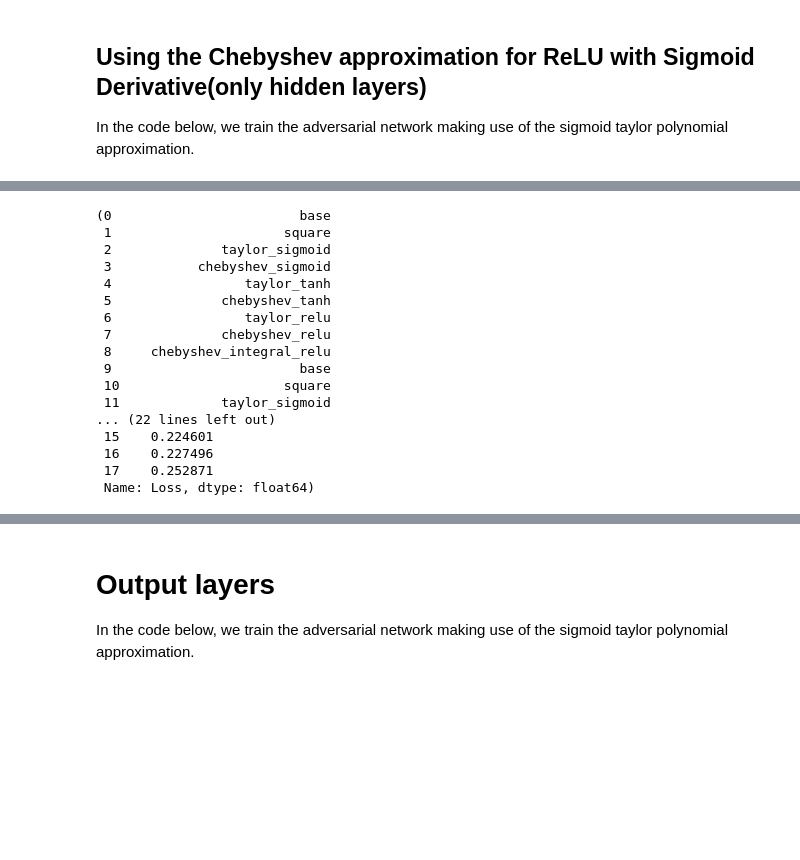
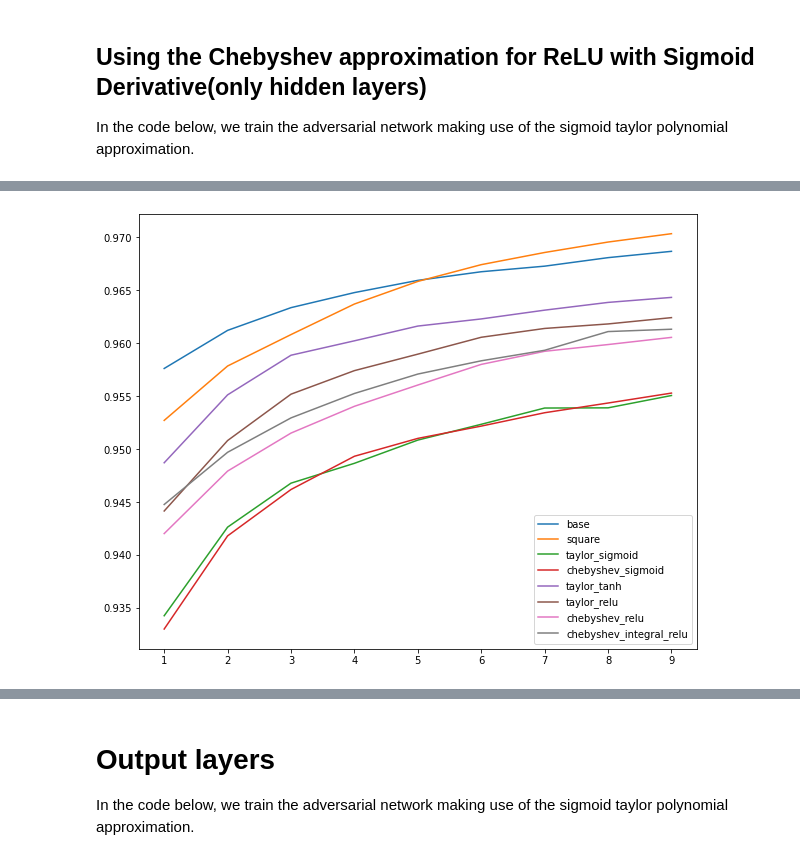
Before and after one commit to jcabrero/intel_ngraph_he, a Jupyter notebook: models/quickdraw/discriminator/AppleDiscriminator.ipynb, the cells around one changed output, grey strips where cells are left out. Saved outputs shown, nothing was run; the diff lists cells and outputs as text; code cells hidden in the pictures; blank space fills up the shorter version.

```diff
--- a/models/quickdraw/discriminator/AppleDiscriminator.ipynb
+++ b/models/quickdraw/discriminator/AppleDiscriminator.ipynb
@@ -1010,21 +1089,0 @@ pd.read_csv('models/statistics.csv')
-# %%
-data = pd.read_csv('models/statistics.csv')
-data['Model Name'],data['Loss']
-# %% [output]
-(0                        base
- 1                      square
- 2              taylor_sigmoid
- 3           chebyshev_sigmoid
- 4                 taylor_tanh
- 5              chebyshev_tanh
- 6                 taylor_relu
- 7              chebyshev_relu
- 8     chebyshev_integral_relu
- 9                        base
- 10                     square
- 11             taylor_sigmoid
-... (22 lines left out)
- 15    0.224601
- 16    0.227496
- 17    0.252871
- Name: Loss, dtype: float64)
@@ -1030,0 +1103,11 @@ data['Model Name'],data['Loss']
+# %%
+fig=plt.figure(figsize=(10, 8))
+X = np.arange(1, 10, 1)
+for i in range(8):
+    plt.plot(X, results['Accuracy'][i*10 + 1: (i+1) * 10], label=results['Model Name'][i*10])
+
+plt.legend()
+plt.show()
+plt.close()
+# %% [output]
+[figure, added]
```
Also changed, not shown: parts of 30 cells of this notebook, 30 other files.
